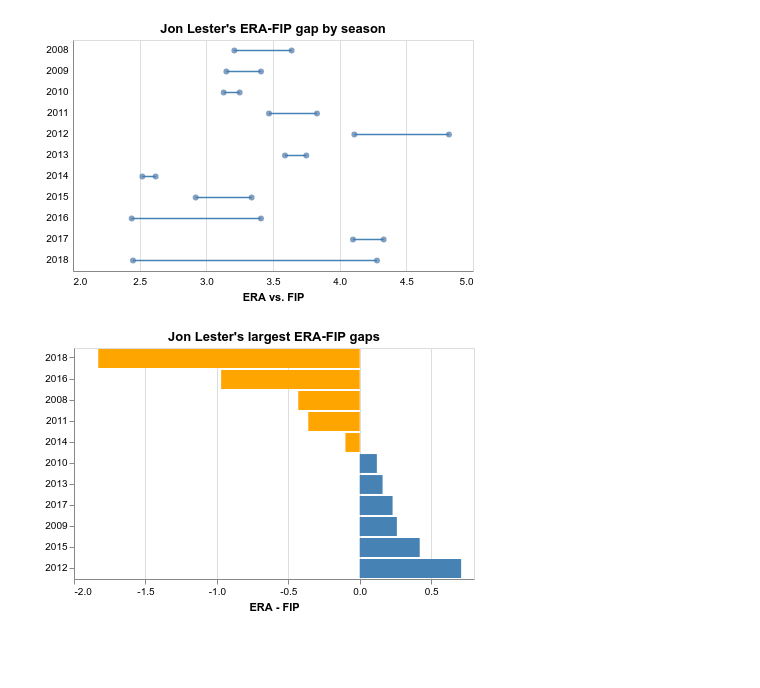
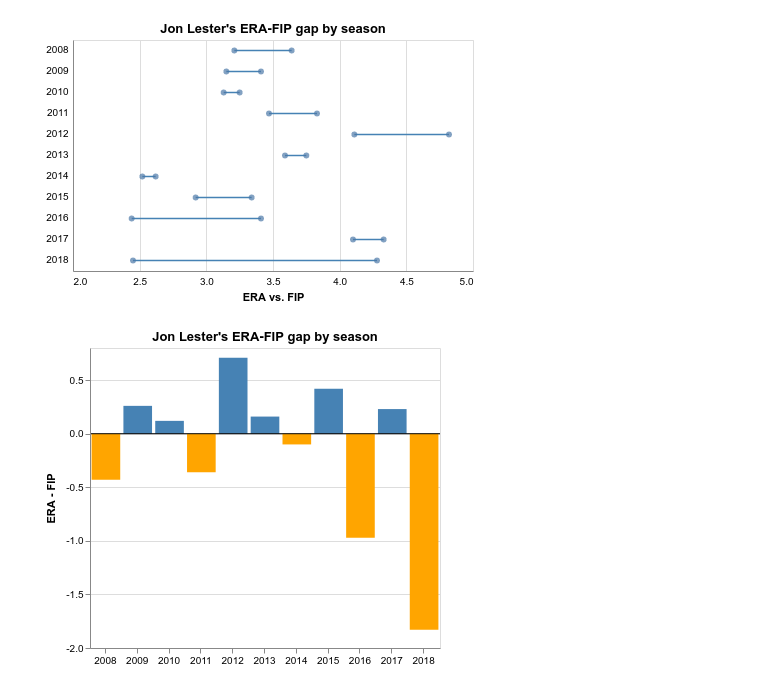
Before and after one commit to palewire/baseball-notebooks, a Jupyter notebook: lester.ipynb, the cells around one changed output. Saved outputs shown, nothing was run; the diff lists cells and outputs as text; code cells hidden in the pictures; blank space fills up the shorter version.

```diff
--- a/lester.ipynb
+++ b/lester.ipynb
@@ -232,24 +232,25 @@ gap + era + fip
 # %% [output]
 [figure]
 # %%
-base = alt.Chart(era_df, title="Jon Lester's largest ERA-FIP gaps").transform_filter(
+bars = alt.Chart(era_df, title="Jon Lester's ERA-FIP gap by season").transform_filter(
     alt.datum.name_common == 'Jon Lester'
-)
-
-bars = base.mark_bar().encode(
-    x=alt.X("E-F:Q", axis=alt.Axis(title="ERA - FIP", tickCount=5)),
-    y=alt.Y(
+).mark_bar().encode(
+    y=alt.Y("E-F:Q", axis=alt.Axis(title="ERA - FIP")),
+    x=alt.X(
         "year_ID:O",
-        sort=alt.SortField(field="E-F", op="sum", order="ascending"),
-        axis=alt.Axis(title=None)
+        axis=alt.Axis(title=None, labelAngle=0)
     ),
     color=alt.condition(
         alt.datum['E-F'] > 0,
         alt.value('steelblue'),
         alt.value('orange')
     )
+).properties(width=350)
+
+rule = alt.Chart(pd.DataFrame([{"value": 0}])).mark_rule().encode(
+    y='value:Q'
 )
 
-bars
+bars + rule
 # %% [output]
-[figure, old version]
+[figure, new version]
```
